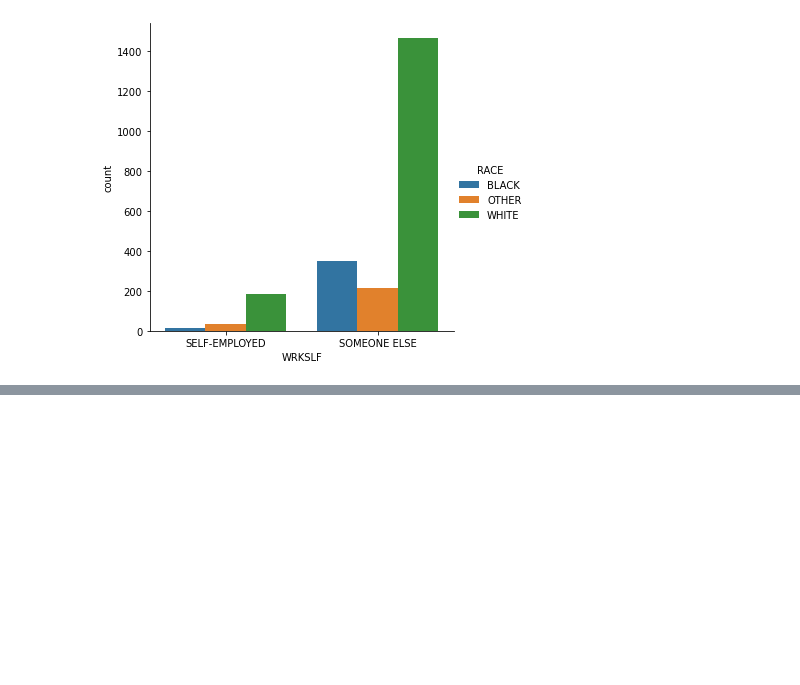
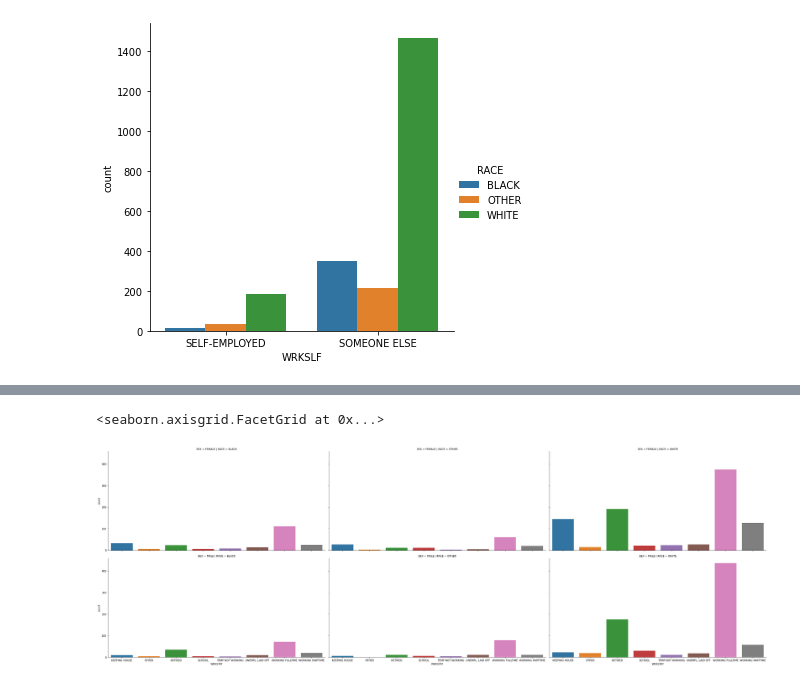
Before and after one commit to RichardHendersonCR8s/GSS2018, a Jupyter notebook: General Survey Work.ipynb, the cells around one changed output, grey strips where cells are left out. Drawn from its saved outputs; the diff is of its cells as text; code cells hidden in the pictures; blank space fills up the shorter version.

```diff
--- a/General Survey Work.ipynb
+++ b/General Survey Work.ipynb
@@ -160,0 +206,5 @@ sns.catplot(x = "WRKSLF" , data = gss , kind = "count" , hue = "RACE")
+# %%
+sns.catplot(x = 'WRKSTAT' , data = gss, kind = "count", height = 6,aspect = 2, row = "SEX", col = "RACE")
+# %% [output]
+<seaborn.axisgrid.FacetGrid at 0x...>
+[figure, added]
```
Also changed, not shown: parts of 11 cells of this notebook.
